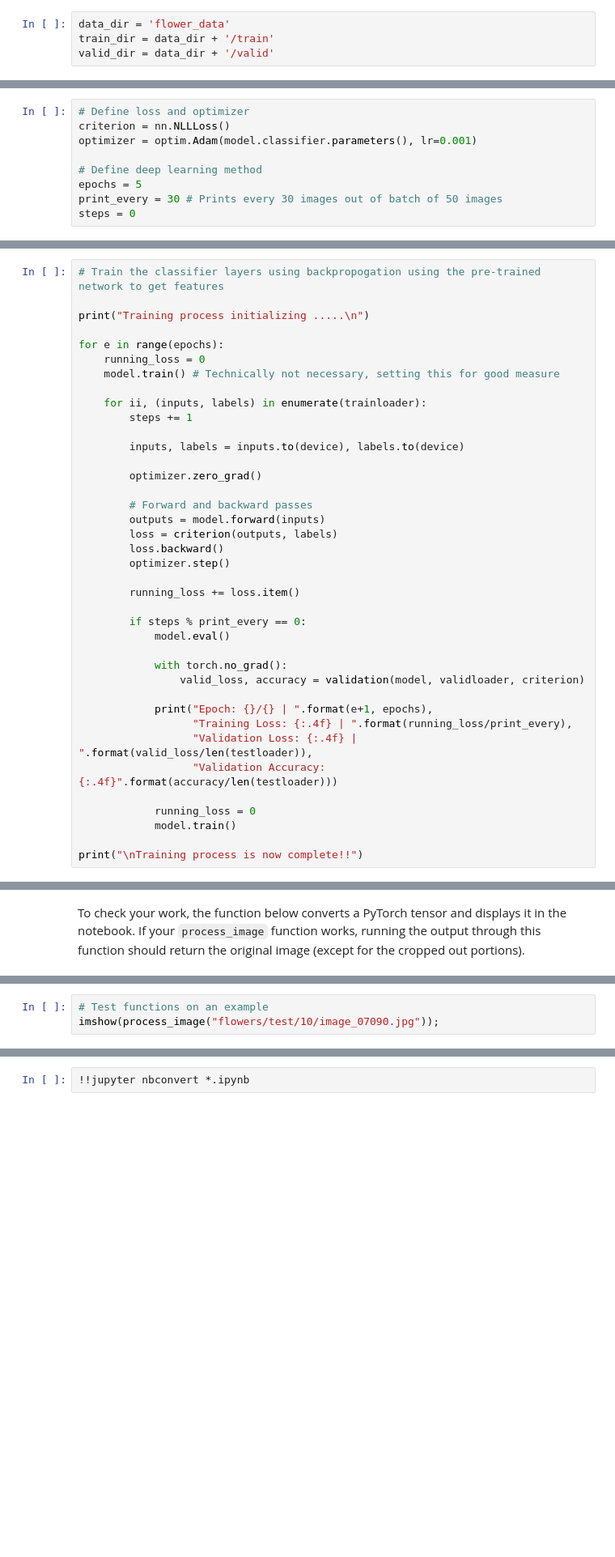
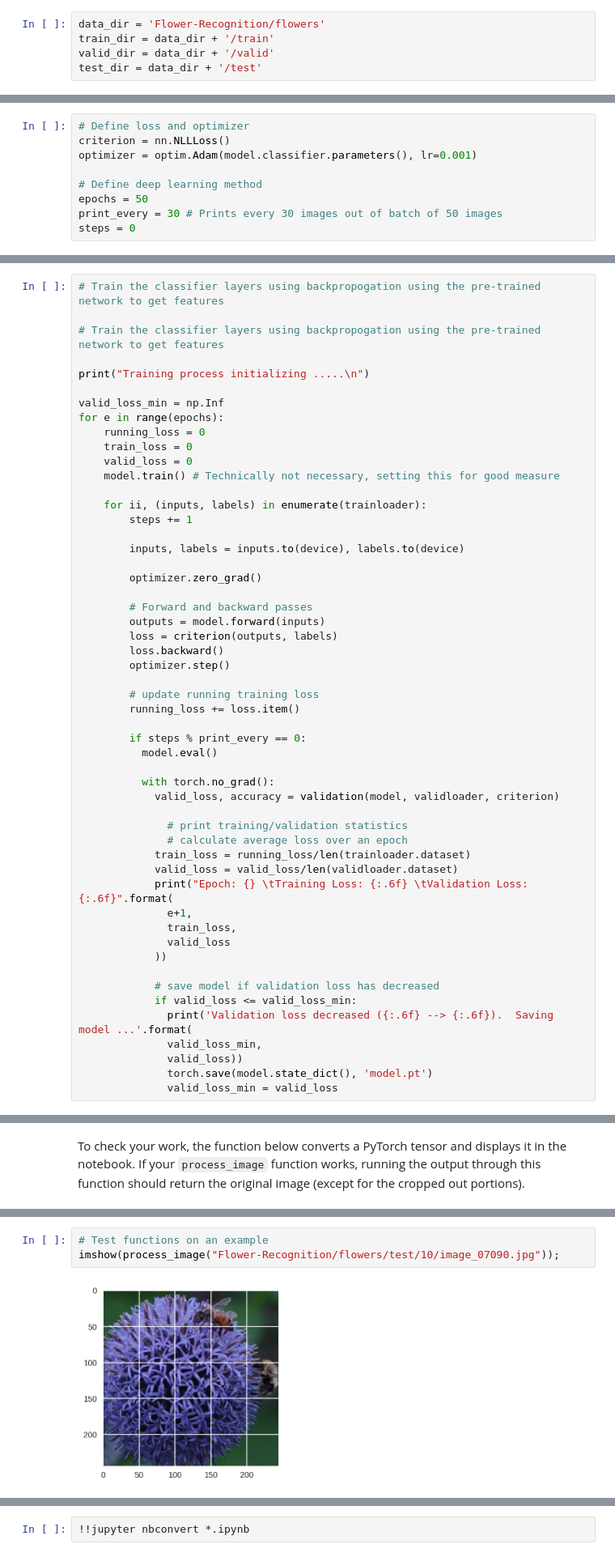
Before and after one commit to ShreyanshuShekhar/Flower-Recognition, a Jupyter notebook: Image_Classifier_Project.ipynb, the cells around one changed output, grey strips where cells are left out. Shown at 81% size. Saved outputs shown, nothing was run; the diff lists cells and outputs as text; blank space fills up the shorter version.

```diff
--- a/Image_Classifier_Project.ipynb
+++ b/Image_Classifier_Project.ipynb
@@ -69,9 +69,10 @@ The validation and testing sets are used to measure the model's performance on d
 
 The pre-trained networks you'll use were trained on the ImageNet dataset where each color channel was normalized separately. For all three sets you'll need to normalize the means and standard deviations of the images to what the network expects. For the means, it's `[0.485, 0.456, 0.406]` and for the standard deviations `[0.229, 0.224, 0.225]`, calculated from the ImageNet images.  These values will shift each color channel to be centered at 0 and range from -1 to 1.
 # %%
-data_dir = 'flower_data'
+data_dir = 'Flower-Recognition/flowers'
 train_dir = data_dir + '/train'
 valid_dir = data_dir + '/valid'
+test_dir = data_dir + '/test'
 # %%
 # Define transforms for the training data and testing data
 train_transforms = transforms.Compose([transforms.RandomRotation(30),
@@ -191,7 +189,7 @@ criterion = nn.NLLLoss()
 optimizer = optim.Adam(model.classifier.parameters(), lr=0.001)
 
 # Define deep learning method
-epochs = 5
+epochs = 50
 print_every = 30 # Prints every 30 images out of batch of 50 images
 steps = 0
 # %%
@@ -213,12 +211,17 @@ def validation(model, testloader, criterion):
 
     return test_loss, accuracy
 # %%
+# Train the classifier layers using backpropogation using the pre-trained network to get features
+
 # Train the classifier layers using backpropogation using the pre-trained network to get features
 
 print("Training process initializing .....\n")
 
+valid_loss_min = np.Inf
 for e in range(epochs):
     running_loss = 0
+    train_loss = 0
+    valid_loss = 0
     model.train() # Technically not necessary, setting this for good measure
 
     for ii, (inputs, labels) in enumerate(trainloader):
@@ -234,23 +237,32 @@ for e in range(epochs):
         loss.backward()
         optimizer.step()
 
+        # update running training loss
         running_loss += loss.item()
 
         if steps % print_every == 0:
-            model.eval()
+          model.eval()
 
-            with torch.no_grad():
-                valid_loss, accuracy = validation(model, validloader, criterion)
+          with torch.no_grad():
+            valid_loss, accuracy = validation(model, validloader, criterion)
 
-            print("Epoch: {}/{} | ".format(e+1, epochs),
-                  "Training Loss: {:.4f} | ".format(running_loss/print_every),
-                  "Validation Loss: {:.4f} | ".format(valid_loss/len(testloader)),
-                  "Validation Accuracy: {:.4f}".format(accuracy/len(testloader)))
+              # print training/validation statistics
+              # calculate average loss over an epoch
+            train_loss = running_loss/len(trainloader.dataset)
+            valid_loss = valid_loss/len(validloader.dataset)
+            print("Epoch: {} \tTraining Loss: {:.6f} \tValidation Loss: {:.6f}".format(
+              e+1,
+              train_loss,
+              valid_loss
+            ))
 
-            running_loss = 0
-            model.train()
-
-print("\nTraining process is now complete!!")
+            # save model if validation loss has decreased
+            if valid_loss <= valid_loss_min:
+              print('Validation loss decreased ({:.6f} --> {:.6f}).  Saving model ...'.format(
+              valid_loss_min,
+              valid_loss))
+              torch.save(model.state_dict(), 'model.pt')
+              valid_loss_min = valid_loss
 # %% [output]
 Training process initializing .....
 
@@ -426,7 +436,9 @@ def imshow(image, ax=None, title=None):
     return ax
 # %%
 # Test functions on an example
-imshow(process_image("flowers/test/10/image_07090.jpg"));
+imshow(process_image("Flower-Recognition/flowers/test/10/image_07090.jpg"));
+# %% [output]
+[figure, added]
 # %% [markdown]
 ## Class Prediction
 
```
Also changed, not shown: parts of 10 cells of this notebook.
